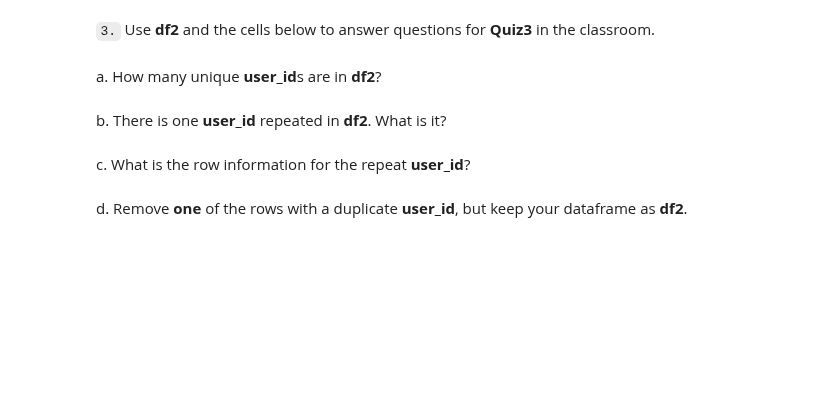
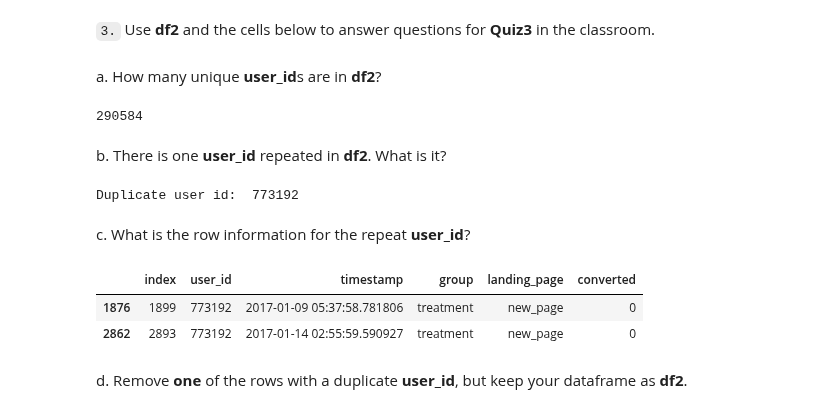
Before and after one commit to josyulajj/ab-test-analysis, a Jupyter notebook: Analyze_ab_test_results_notebook.ipynb, the cells around one changed output. Saved outputs shown, nothing was run; the diff lists cells and outputs as text; code cells hidden in the pictures; blank space fills up the shorter version.

```diff
--- a/Analyze_ab_test_results_notebook.ipynb
+++ b/Analyze_ab_test_results_notebook.ipynb
@@ -49,6 +92,8 @@ f. Do any of the rows have missing values?
 `2.` For the rows where **treatment** is not aligned with **new_page** or **control** is not aligned with **old_page**, we cannot be sure if this row truly received the new or old page.  Use **Quiz 2** in the classroom to provide how we should handle these rows.
 
 a. Now use the answer to the quiz to create a new dataset that meets the specifications from the quiz.  Store your new dataframe in **df2**.
+# %%
+df2 = df.drop(df[((df.group == 'control') & (df.landing_page == 'new_page')) | ((df.group == 'treatment') & (df.landing_page == 'old_page'))].index).reset_index()
 # %%
 # Double Check all of the correct rows were removed - this should be 0
 df2[((df2['group'] == 'treatment') == (df2['landing_page'] == 'new_page')) == False].shape[0]
@@ -56,9 +103,26 @@ df2[((df2['group'] == 'treatment') == (df2['landing_page'] == 'new_page')) == Fa
 `3.` Use **df2** and the cells below to answer questions for **Quiz3** in the classroom.
 # %% [markdown]
 a. How many unique **user_id**s are in **df2**?
+# %%
+# Number of unique users
+df2['user_id'].nunique()
+# %% [output]
+290584
 # %% [markdown]
 b. There is one **user_id** repeated in **df2**.  What is it?
+# %%
+duplicated_user_id = df2[df2.duplicated("user_id")] \
+                        .user_id.to_string(index=False)
+print('Duplicate user id:', duplicated_user_id)
+# %% [output]
+Duplicate user id:  773192
 # %% [markdown]
 c. What is the row information for the repeat **user_id**?
+# %%
+df2[df2.user_id == 773192]
+# %% [output]
+|  | index | user_id | timestamp | group | landing_page | converted |
+| 1876 | 1899 | 773192 | 2017-01-09 05:37:58.781806 | treatment | new_page | 0 |
+| 2862 | 2893 | 773192 | 2017-01-14 02:55:59.590927 | treatment | new_page | 0 |
 # %% [markdown]
 d. Remove **one** of the rows with a duplicate **user_id**, but keep your dataframe as **df2**.
```
Also changed, not shown: parts of 29 cells of this notebook, 1 other file.
